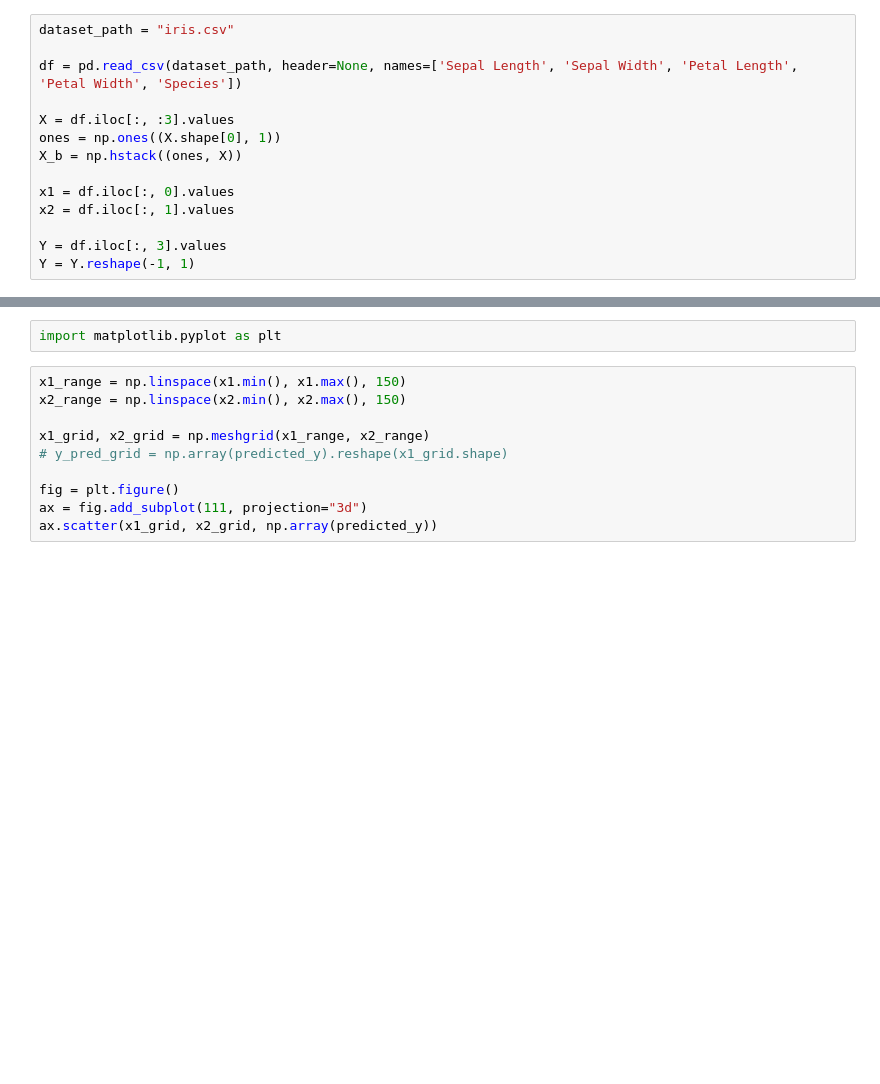
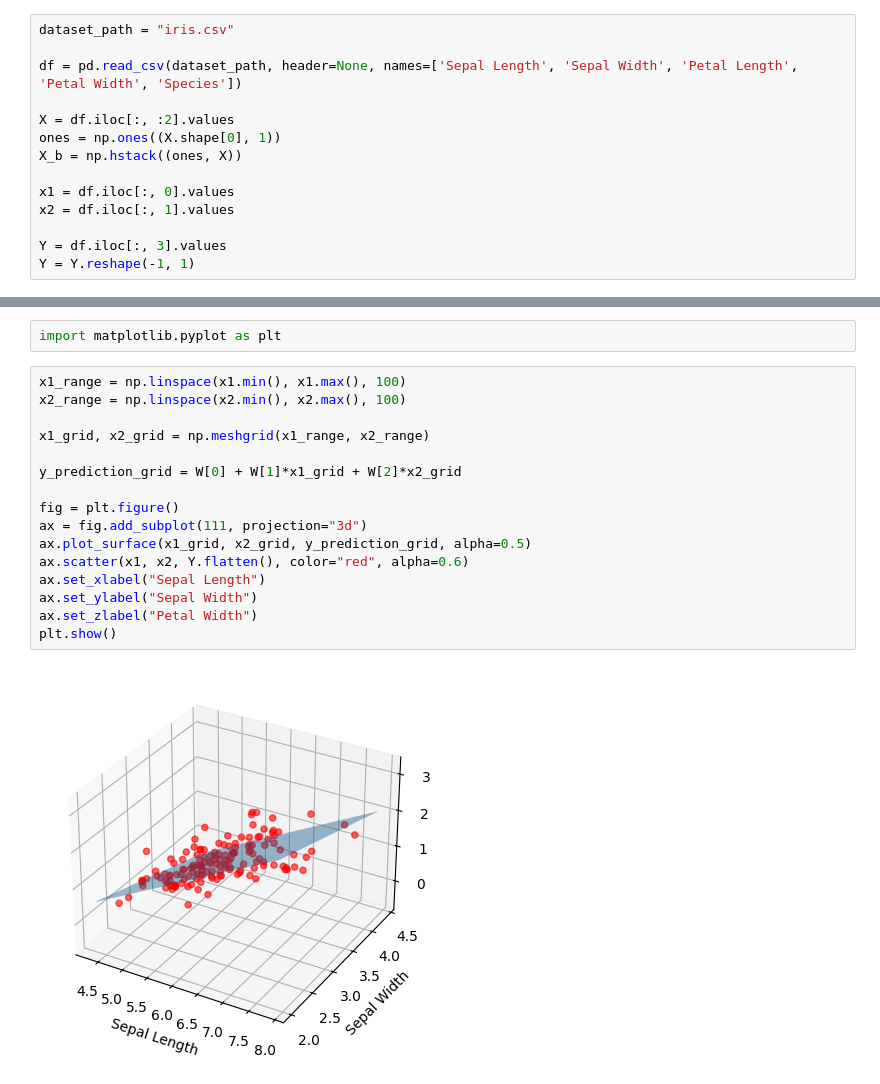
Before and after one commit to not-wish/MachineLearning, a Jupyter notebook: multi_linear_regression.ipynb, the cells around one changed output, grey strips where cells are left out. Cells and saved outputs as stored; diff of their text form; blank space fills up the shorter version.

```diff
--- a/multi_linear_regression.ipynb
+++ b/multi_linear_regression.ipynb
@@ -6,7 +6,7 @@ dataset_path = "iris.csv"
 
 df = pd.read_csv(dataset_path, header=None, names=['Sepal Length', 'Sepal Width', 'Petal Length', 'Petal Width', 'Species'])
 
-X = df.iloc[:, :3].values
+X = df.iloc[:, :2].values
 ones = np.ones((X.shape[0], 1))
 X_b = np.hstack((ones, X))
 
@@ -32,12 +32,20 @@ for x in X_b:
 # %%
 import matplotlib.pyplot as plt
 # %%
-x1_range = np.linspace(x1.min(), x1.max(), 150)
-x2_range = np.linspace(x2.min(), x2.max(), 150)
+x1_range = np.linspace(x1.min(), x1.max(), 100)
+x2_range = np.linspace(x2.min(), x2.max(), 100)
 
 x1_grid, x2_grid = np.meshgrid(x1_range, x2_range)
-# y_pred_grid = np.array(predicted_y).reshape(x1_grid.shape)
+
+y_prediction_grid = W[0] + W[1]*x1_grid + W[2]*x2_grid
 
 fig = plt.figure()
 ax = fig.add_subplot(111, projection="3d")
-ax.scatter(x1_grid, x2_grid, np.array(predicted_y))
+ax.plot_surface(x1_grid, x2_grid, y_prediction_grid, alpha=0.5)
+ax.scatter(x1, x2, Y.flatten(), color="red", alpha=0.6)
+ax.set_xlabel("Sepal Length")
+ax.set_ylabel("Sepal Width")
+ax.set_zlabel("Petal Width")
+plt.show()
+# %% [output]
+[figure, added]
```
